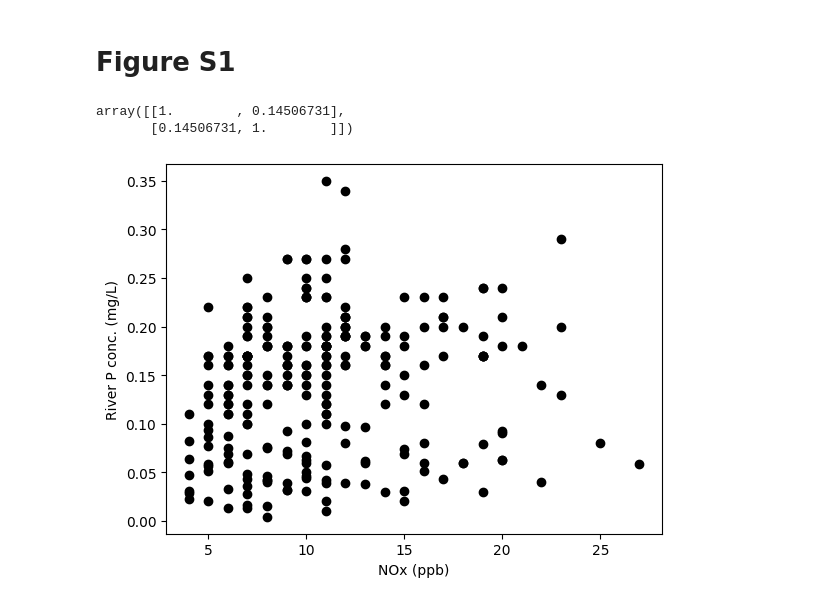
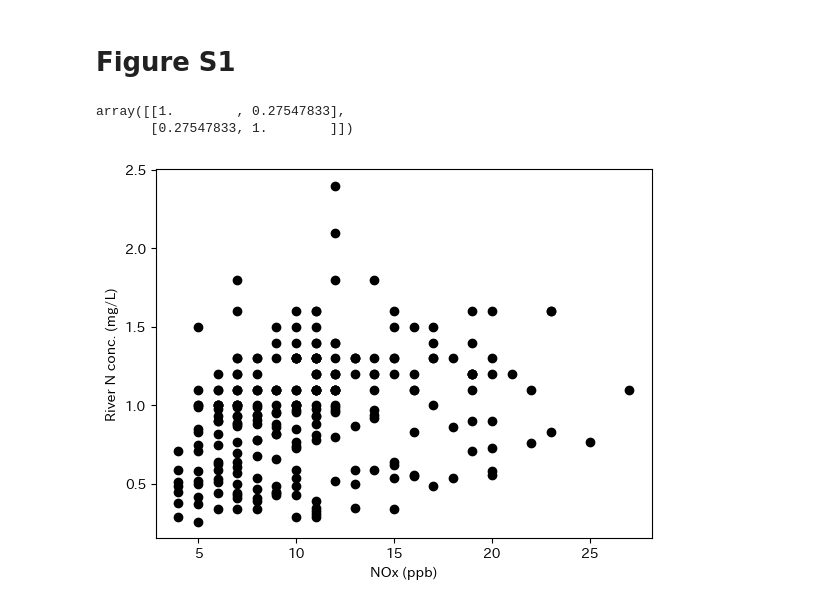
Before and after one commit to vitroid/KM2025, a Jupyter notebook: v4.ipynb, the cells around one changed output. Cells and saved outputs as stored; diff of their text form; code cells hidden in the pictures.

```diff
--- a/v4.ipynb
+++ b/v4.ipynb
@@ -107,8 +107,14 @@ def addc(a: AvgStd, c: float):
 モデル v4(論文 KM2025 に採用)のフィッティング関数と誤差評価関数。
 # %%
 def trend_v4(w, B, a, b):
-    wc, Fr, crP = w
-    return B * wc / Fr + a * crP + b
+    c, Fr, crP = w
+    return B * c / Fr + a * crP + b
+
+
+def error_core_v4(dfdB, dfda, dfdb, pcov):
+    jacobian = np.array([dfdB, dfda, dfdb]).T
+    x = jacobian @ pcov
+    return np.sum(jacobian * x, axis=1) ** 0.5
 
 
 def prop_of_errors_v4(w, pcov):
@@ -116,9 +122,7 @@ def prop_of_errors_v4(w, pcov):
     dfdB = c / Fr
     dfda = crP
     dfdb = np.ones_like(crP)
-    dfdv = np.array([dfdB, dfda, dfdb]).T
-    x = dfdv @ pcov
-    return np.sum(dfdv * x, axis=1) ** 0.5
+    return error_core_v4(dfdB, dfda, dfdb, pcov)
 
 
 def align_time_ticks_to(A, ref):
@@ -946,35 +1097,35 @@ plt.show()
 # %%
 import pandas as pd
 import numpy as np
 import matplotlib.pyplot as plt
 
 import flow.reader as flow_reader
 from air import reader as airreader
 
 stations = ["19202030", "19206010", "19441030"]
 
 NOx = airreader.read_NOX_TD20231218_155555_51(
     "air/data/TD20231218_155555_51", stations
 ).interpolate()
 
 NOx_hourly = airreader.monthly_to_hourly(NOx)
 
 obs_flow = "昭和橋"
 river_N = flow_reader.read_river_N("flow/data", obs_flow)
 river_P = flow_reader.read_river_P("flow/data", obs_flow)
 river_flow = flow_reader.read_river_flow("flow/data", obs_flow)
 
 obs_air = "19202030"
-merged = pd.merge(river_P, NOx_hourly[obs_air], on="datetime", how="left").dropna()
+merged = pd.merge(river_N, NOx_hourly[obs_air], on="datetime", how="left").dropna()
 # plt.scatter(nox2, river_N.value)
 fig = plt.figure()
 plt.scatter(merged[obs_air], merged.value, color="k")
 plt.xlabel("NOx (ppb)")
-plt.ylabel("River P conc. (mg/L)")
+plt.ylabel("River N conc. (mg/L)")
 fig.savefig("Figure S1.pdf")
 
 np.corrcoef(merged[obs_air], merged.value)
 # %% [output]
-array([[1.        , 0.14506731],
-       [0.14506731, 1.        ]])
+array([[1.        , 0.27547833],
+       [0.27547833, 1.        ]])
-[figure, old version]
+[figure, new version]
```
Also changed, not shown: parts of 6 cells of this notebook.
